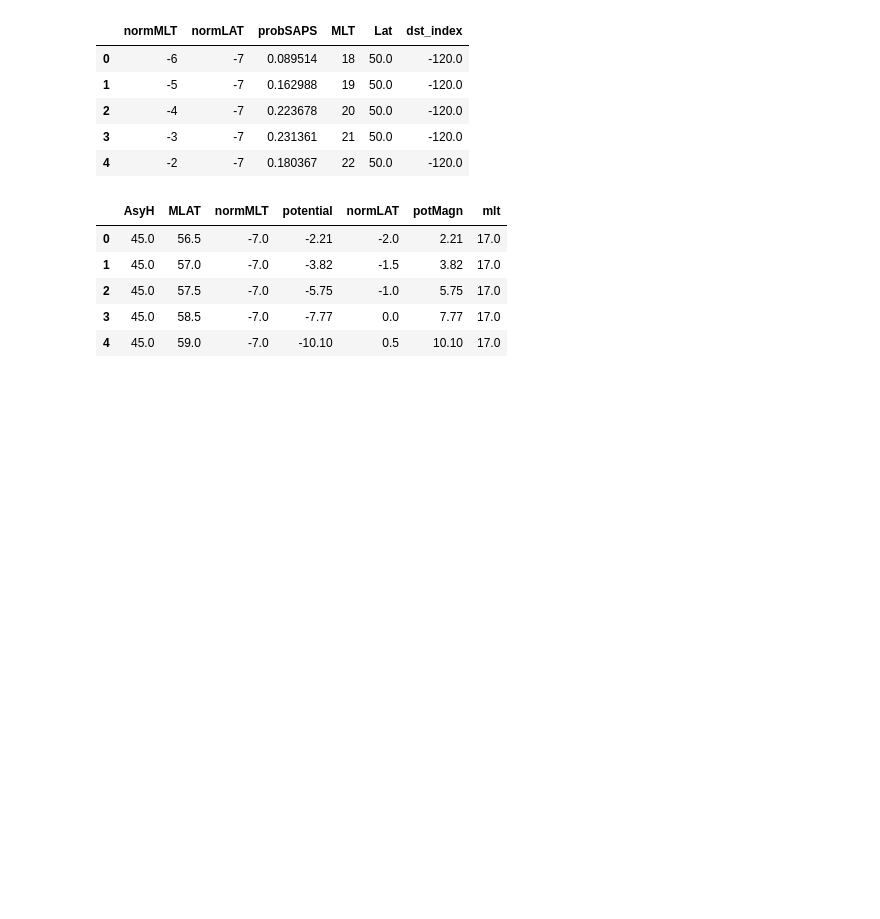
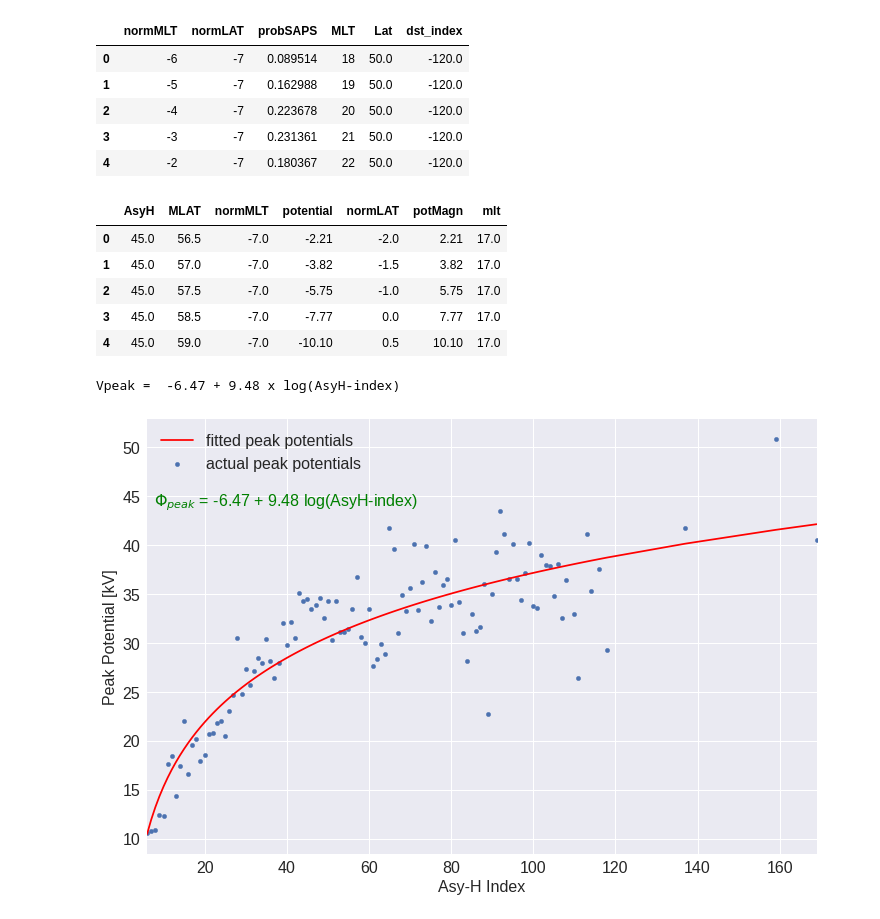
Before and after one commit to bharatreddy/indsvels, a Jupyter notebook: ipy/model-potentials.ipynb, the cells around one changed output. Cells and saved outputs as stored; diff of their text form; code cells hidden in the pictures; blank space fills up the shorter version.

```diff
--- a/ipy/model-potentials.ipynb
+++ b/ipy/model-potentials.ipynb
@@ -12,6 +13,8 @@ from davitpy.models import *
 from davitpy import utils
 from aacgmv2 import convert_mlt
 %matplotlib inline
+# %%
+sizeAsyCutoff = 50.
 # %%
 # We need to combine the potential model with
 # the SAPS location model to limit the data
@@ -98,0 +114,41 @@ potDF.head()
+# %%
+# We'll model peak potential as a log function of AsyH index.
+def peak_pot_fit_func( (asy), a_asy, b_asy):
+    peakPotVal = a_asy + b_asy*numpy.log(asy)
+    return peakPotVal
+
+poptPeakPot, pcovPeakPot = curve_fit(peak_pot_fit_func,\
+                               (peakPotDF['AsyH'].T),\
+                               peakPotDF['peakPotMagn'], p0=(1, 0.1))
+
+print "Vpeak = ", str( round(poptPeakPot[0],2) ), "+", str( round(poptPeakPot[1],2) ), "x log(AsyH-index)"
+
+# get pred peak potentials
+peakPotDF["predPeakPot"] = [ peak_pot_fit_func(x, *poptPeakPot) for x in peakPotDF["AsyH"] ]
+# %% [output]
+Vpeak =  -6.47 + 9.48 x log(AsyH-index)
+# %%
+f = plt.figure(figsize=(12, 8))
+ax = f.add_subplot(1,1,1)
+
+
+peakPotDF.plot( x="AsyH", y="peakPotMagn", kind="scatter", ax=ax, label="actual peak potentials" )
+peakPotDF.plot( x="AsyH", y="predPeakPot", c="r", ax=ax, label="fitted peak potentials" )
+
+printText = "$\Phi_{peak}$ = " +\
+            str( round(poptPeakPot[0],2) ) +\
+            " + " + str( round(poptPeakPot[1],2) ) +\
+            " log(AsyH-index)"
+
+ax.text(0.01, 0.8,  printText,
+            transform=ax.transAxes,
+            color='green', fontsize=16)
+
+ax.set_xlabel("Asy-H Index", fontsize=16)
+ax.set_ylabel("Peak Potential [kV]", fontsize=16)
+ax.tick_params(labelsize=16)
+ax.legend(fontsize=16)
+
+f.savefig( "../figs/potMagFit.pdf" )
+# %% [output]
+[figure, added]
```
Also changed, not shown: parts of 2 cells of this notebook, 1 other file.
